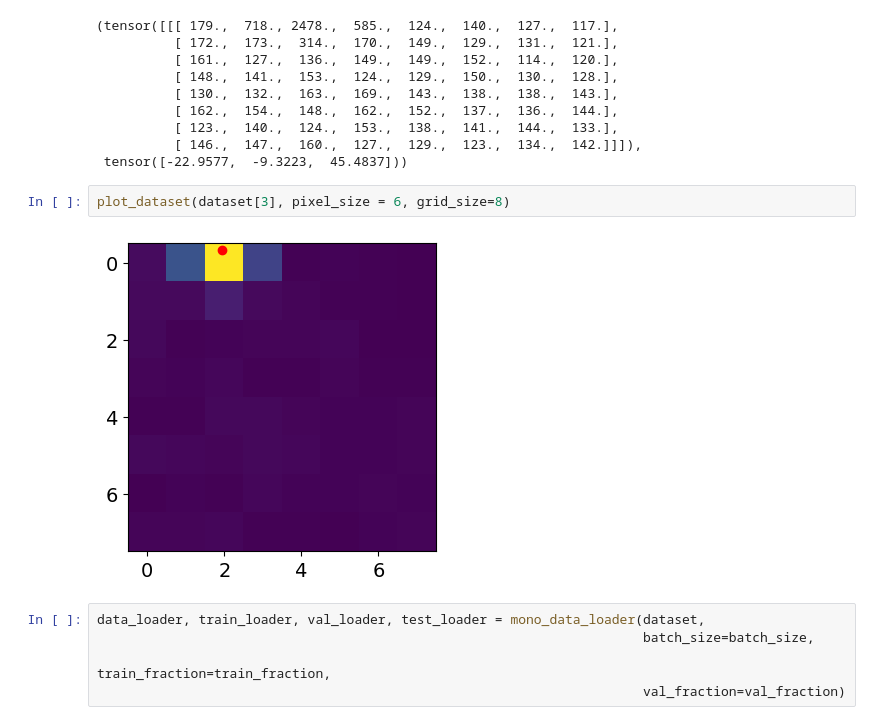
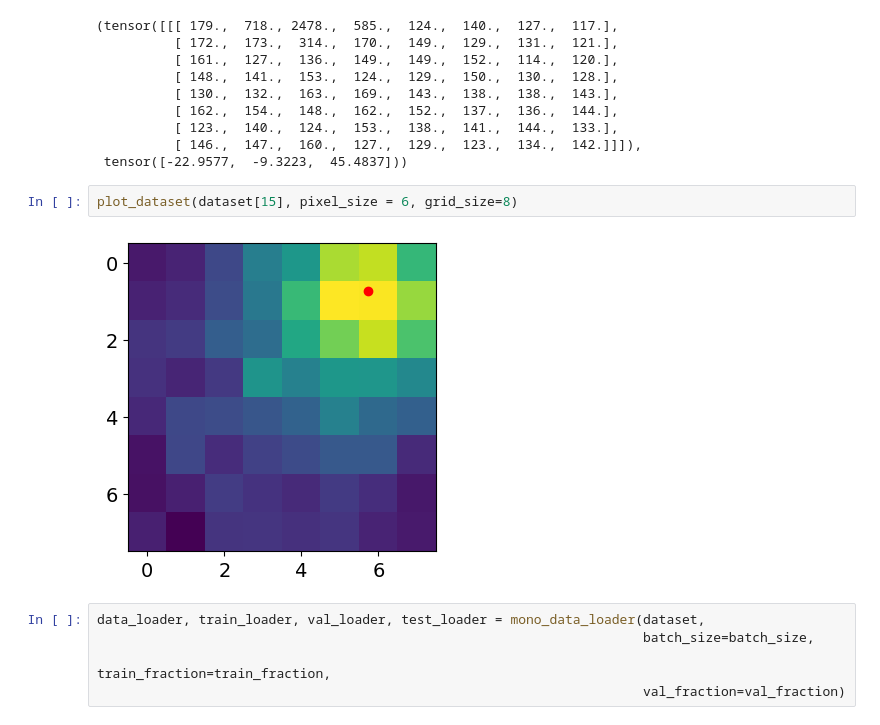
Before and after one commit to jjgomezcadenas/pymono, a Jupyter notebook: notebooks/cnnStudyApril2024/Xnet_CsI_12mm.ipynb, the cells around one changed output. Saved outputs shown, nothing was run; the diff lists cells and outputs as text.

```diff
--- a/notebooks/cnnStudyApril2024/Xnet_CsI_12mm.ipynb
+++ b/notebooks/cnnStudyApril2024/Xnet_CsI_12mm.ipynb
@@ -200,9 +205,9 @@ dataset[3]
           [ 146.,  147.,  160.,  127.,  129.,  123.,  134.,  142.]]]),
  tensor([-22.9577,  -9.3223,  45.4837]))
 # %%
-plot_dataset(dataset[3], pixel_size = 6, grid_size=8)
+plot_dataset(dataset[15], pixel_size = 6, grid_size=8)
 # %% [output]
-[figure, old version]
+[figure, new version]
 # %%
 data_loader, train_loader, val_loader, test_loader = mono_data_loader(dataset,
                                                                       batch_size=batch_size,
```
Also changed, not shown: parts of 168 cells of this notebook, 15 other files.
